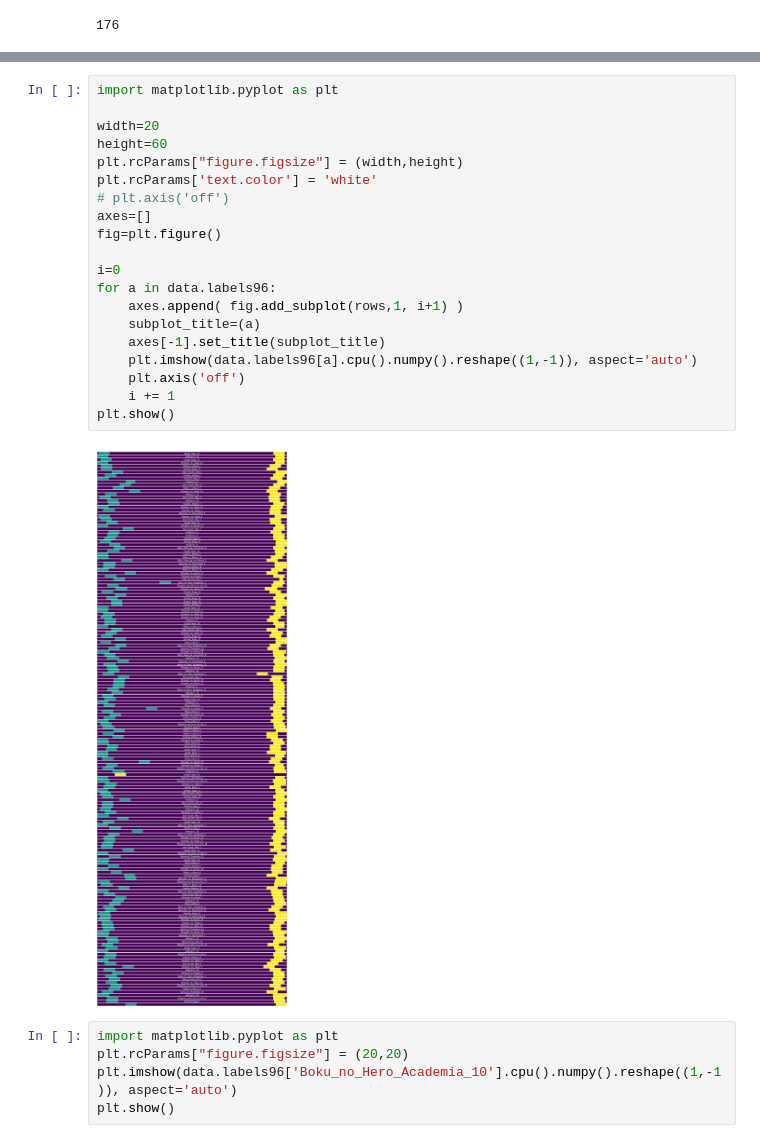
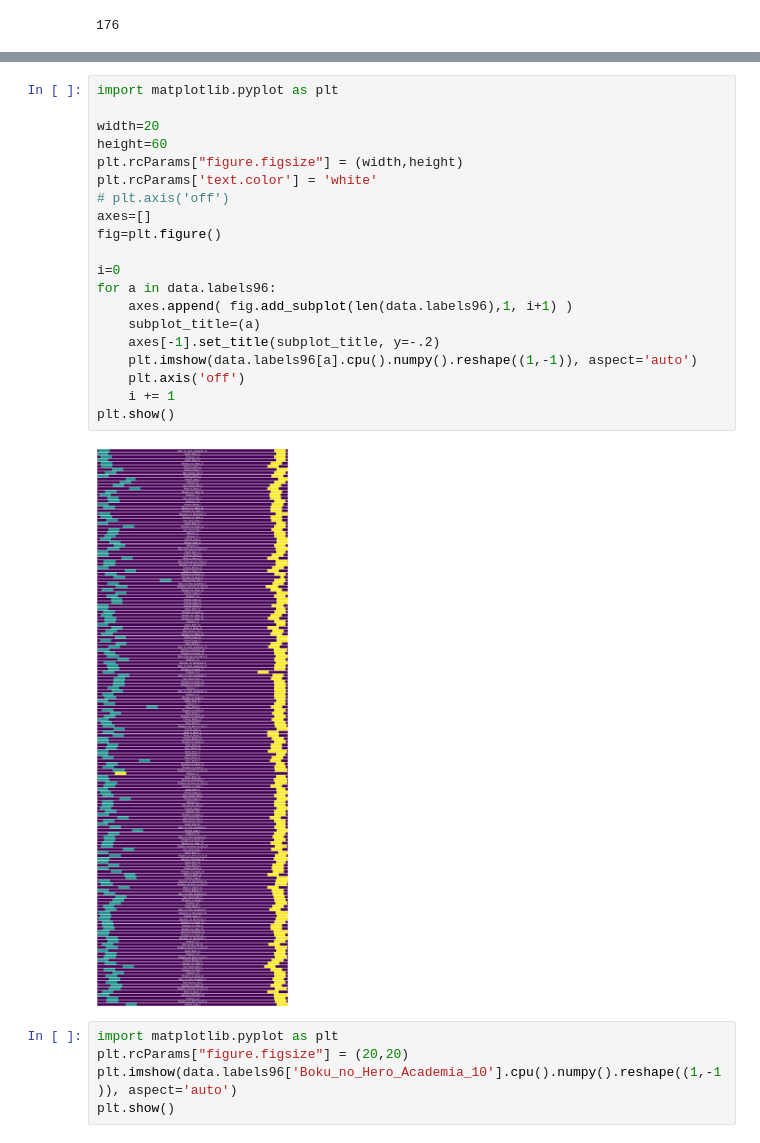
Before and after one commit to ezhang887/animintro, a Jupyter notebook: vggish_features.ipynb, the cells around one changed output, grey strips where cells are left out. Drawn from its saved outputs; the diff is of its cells as text.

```diff
--- a/vggish_features.ipynb
+++ b/vggish_features.ipynb
@@ -34,25 +39,25 @@ len(data.labels96)
 # %%
 import matplotlib.pyplot as plt
 
 width=20
 height=60
 plt.rcParams["figure.figsize"] = (width,height)
 plt.rcParams['text.color'] = 'white'
 # plt.axis('off')
 axes=[]
 fig=plt.figure()
 
 i=0
 for a in data.labels96:
-    axes.append( fig.add_subplot(rows,1, i+1) )
+    axes.append( fig.add_subplot(len(data.labels96),1, i+1) )
     subplot_title=(a)
-    axes[-1].set_title(subplot_title)
+    axes[-1].set_title(subplot_title, y=-.2)
     plt.imshow(data.labels96[a].cpu().numpy().reshape((1,-1)), aspect='auto')
     plt.axis('off')
     i += 1
 plt.show()
 # %% [output]
-[figure, old version]
+[figure, new version]
 # %%
 import matplotlib.pyplot as plt
 plt.rcParams["figure.figsize"] = (20,20)
```
Also changed, not shown: parts of 1 cell of this notebook, 1 other file.
